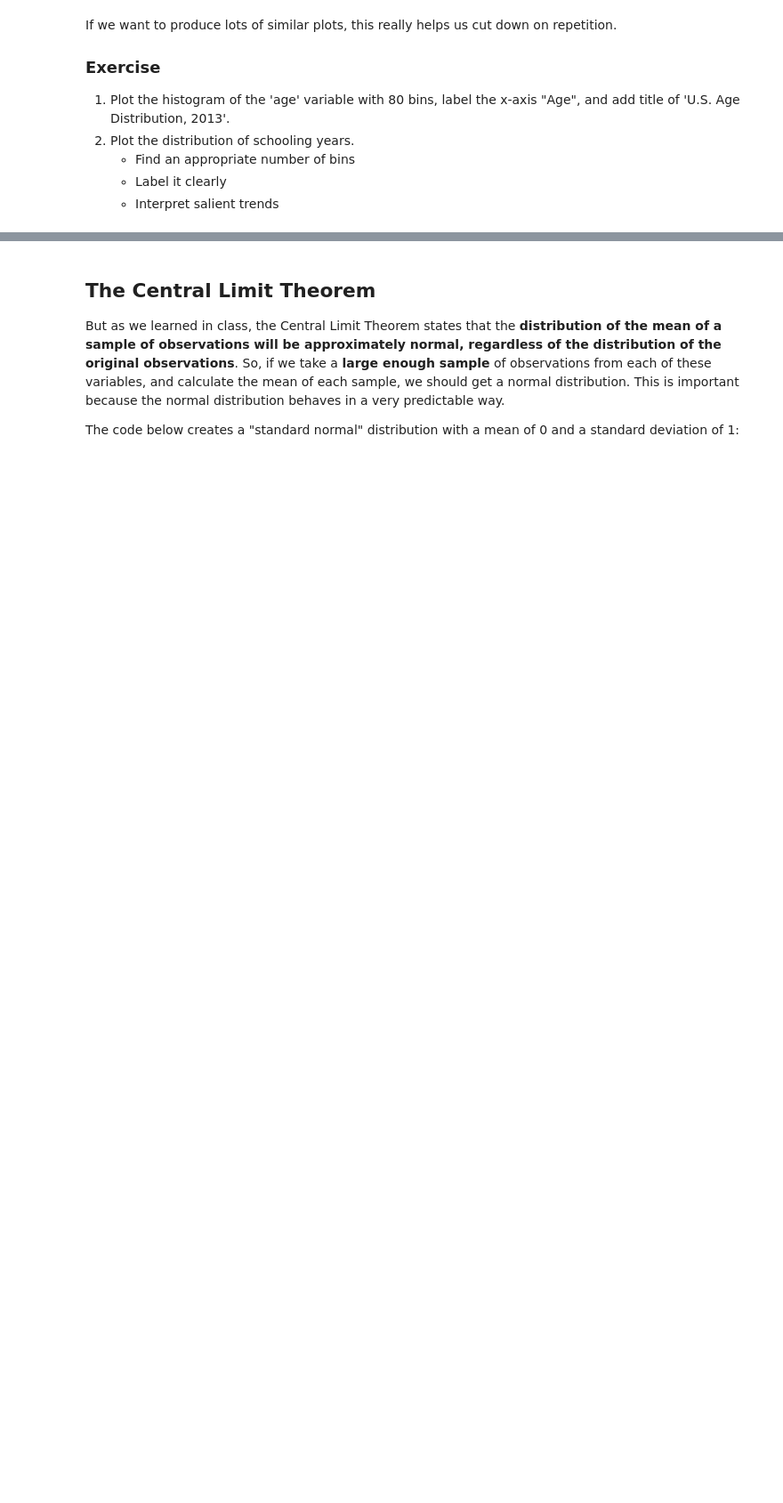
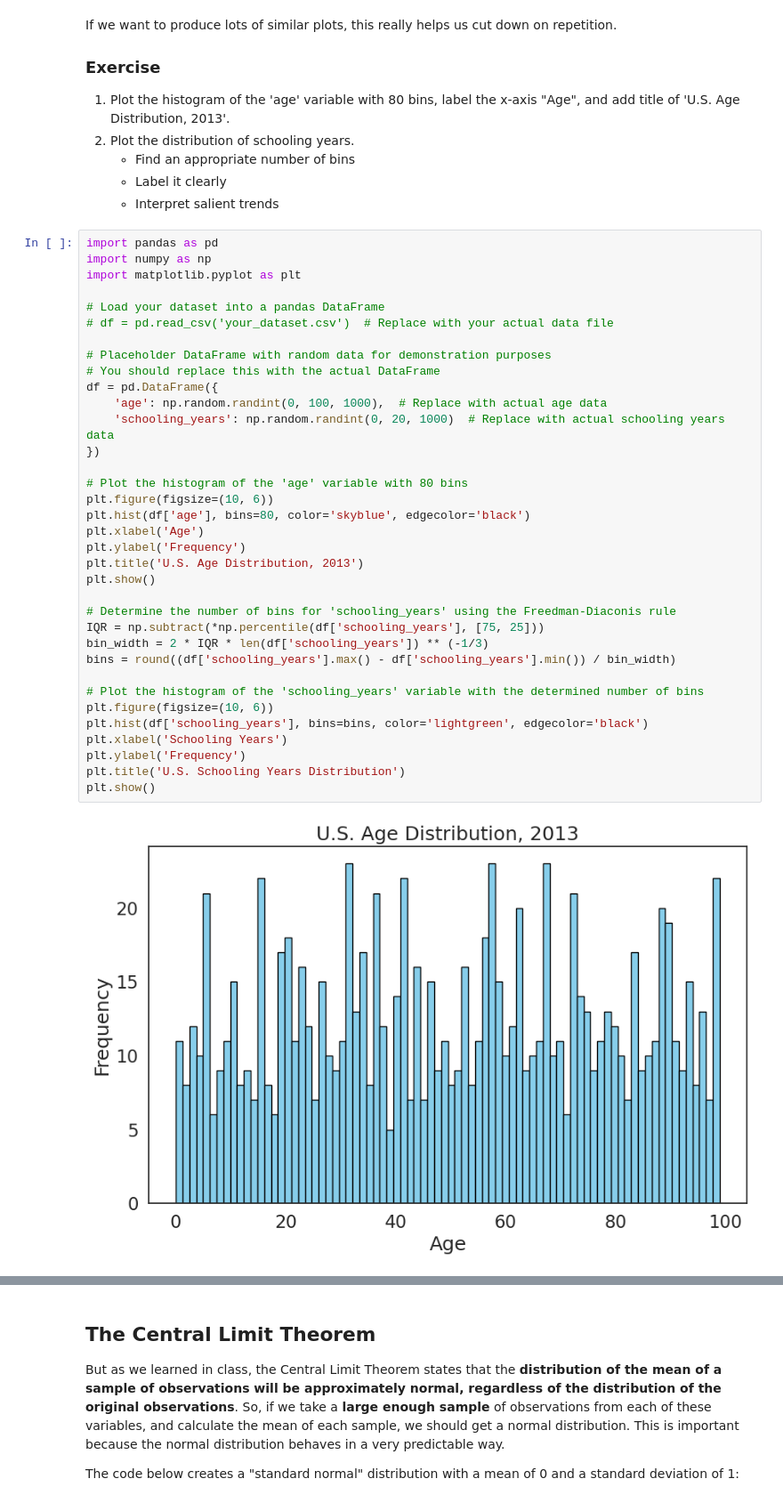
Before and after one commit to sofiabuono7/QM2, a Jupyter notebook: notebooks/W05. Distributions and Basic Statistics.ipynb, the cells around one changed output, grey strips where cells are left out. Shown at 89% size. Drawn from its saved outputs; the diff is of its cells as text; blank space fills up the shorter version.

```diff
--- a/notebooks/W05. Distributions and Basic Statistics.ipynb
+++ b/notebooks/W05. Distributions and Basic Statistics.ipynb
@@ -352,3 +354,40 @@ If we want to produce lots of similar plots, this really helps us cut down on re
     * Find an appropriate number of bins
     * Label it clearly
     * Interpret salient trends
+# %%
+import pandas as pd
+import numpy as np
+import matplotlib.pyplot as plt
+
+# Load your dataset into a pandas DataFrame
+# df = pd.read_csv('your_dataset.csv')  # Replace with your actual data file
+
+# Placeholder DataFrame with random data for demonstration purposes
+# You should replace this with the actual DataFrame
+df = pd.DataFrame({
+    'age': np.random.randint(0, 100, 1000),  # Replace with actual age data
+    'schooling_years': np.random.randint(0, 20, 1000)  # Replace with actual schooling years data
+})
+
+# Plot the histogram of the 'age' variable with 80 bins
+plt.figure(figsize=(10, 6))
+plt.hist(df['age'], bins=80, color='skyblue', edgecolor='black')
+plt.xlabel('Age')
+plt.ylabel('Frequency')
+plt.title('U.S. Age Distribution, 2013')
+plt.show()
+
+# Determine the number of bins for 'schooling_years' using the Freedman-Diaconis rule
+IQR = np.subtract(*np.percentile(df['schooling_years'], [75, 25]))
+bin_width = 2 * IQR * len(df['schooling_years']) ** (-1/3)
+bins = round((df['schooling_years'].max() - df['schooling_years'].min()) / bin_width)
+
+# Plot the histogram of the 'schooling_years' variable with the determined number of bins
+plt.figure(figsize=(10, 6))
+plt.hist(df['schooling_years'], bins=bins, color='lightgreen', edgecolor='black')
+plt.xlabel('Schooling Years')
+plt.ylabel('Frequency')
+plt.title('U.S. Schooling Years Distribution')
+plt.show()
+# %% [output]
+[figure, added]
```
Also changed, not shown: parts of 11 cells of this notebook.
